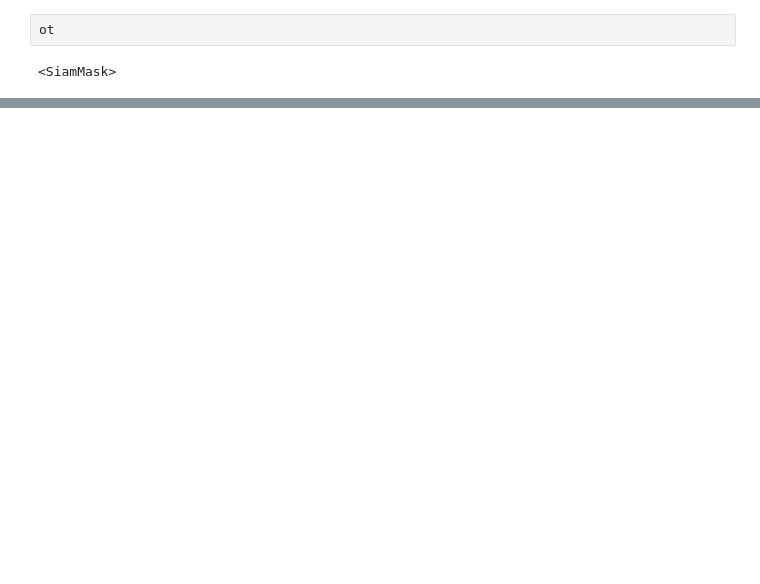
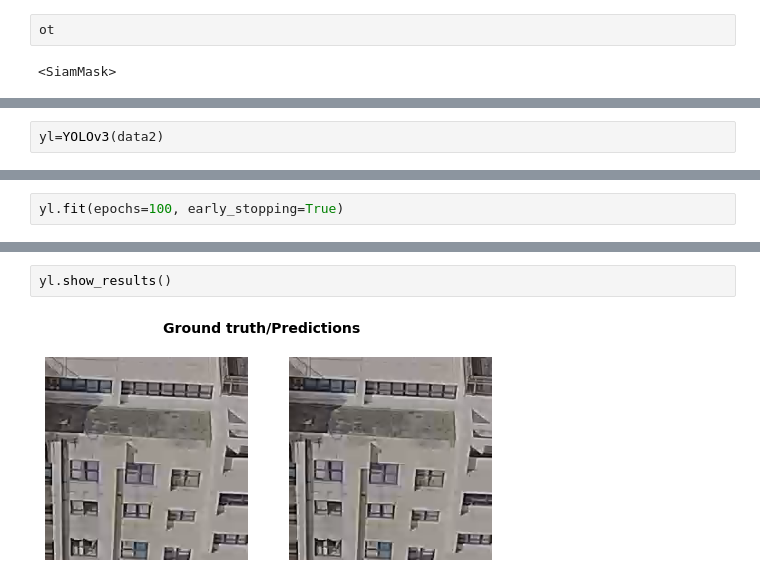
Before and after one commit to AlexanderPoone/arcgis-demo-collection, a Jupyter notebook: traffic2/example.ipynb, the cells around one changed output, grey strips where cells are left out. Cells and saved outputs as stored; diff of their text form; blank space fills up the shorter version.

```diff
--- a/traffic2/example.ipynb
+++ b/traffic2/example.ipynb
@@ -40,0 +67,2 @@ ot.show_results()
+# %%
+yl=YOLOv3(data2)
@@ -40,0 +71,2 @@ ot.show_results()
+# %%
+yl.fit(epochs=100, early_stopping=True)
@@ -40,0 +90,4 @@ ot.show_results()
+# %%
+yl.show_results()
+# %% [output]
+[figure, added]
```
Also changed, not shown: parts of 19 cells of this notebook, 1 other file.
